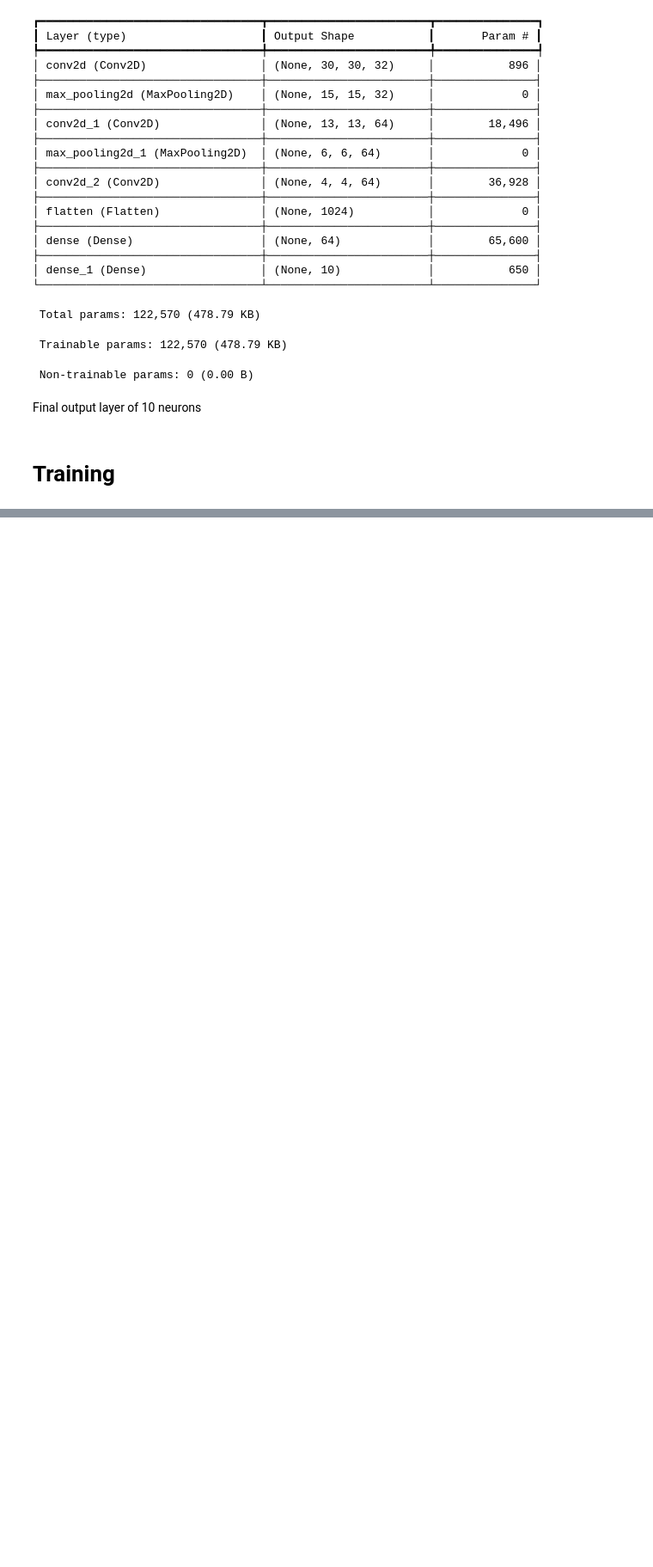
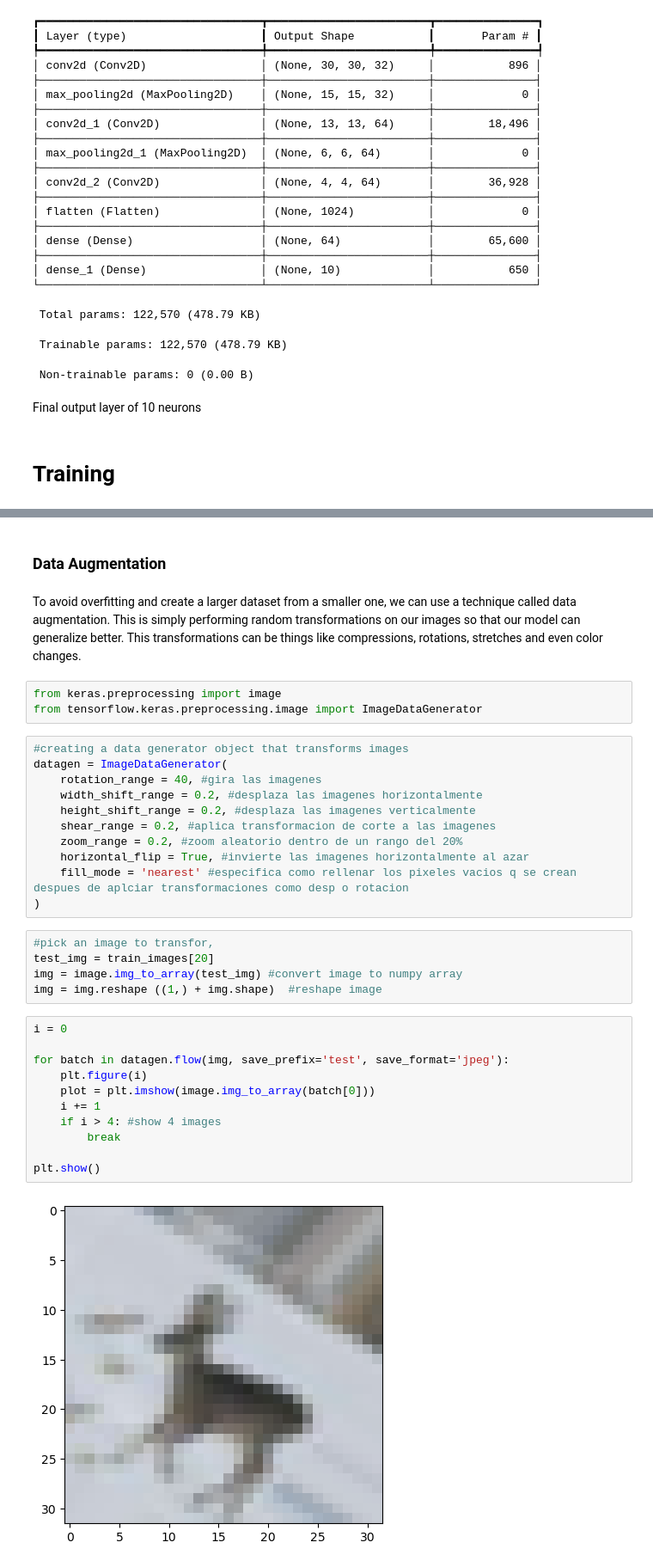
Before and after one commit to valemicolgarcia/TensorFlow, a Jupyter notebook: Deep Computer Vision/convolutionalNeuralNetwork.ipynb, the cells around one changed output, grey strips where cells are left out. Shown: that part at 86% size. Saved outputs shown, nothing was run; the diff lists cells and outputs as text; blank space fills up the shorter version.

```diff
--- a/Deep Computer Vision/convolutionalNeuralNetwork.ipynb
+++ b/Deep Computer Vision/convolutionalNeuralNetwork.ipynb
@@ -153,0 +169,36 @@ Epoch 4/4
+# %% [markdown]
+### Data Augmentation
+# %% [markdown]
+To avoid overfitting and create a larger dataset from a smaller one, we can use a technique called data augmentation. This is simply performing random transformations on our images so that our model can generalize better. This transformations can be things like compressions, rotations, stretches and even color changes.
+# %%
+from keras.preprocessing import image
+from tensorflow.keras.preprocessing.image import ImageDataGenerator
+# %%
+#creating a data generator object that transforms images
+datagen = ImageDataGenerator(
+    rotation_range = 40, #gira las imagenes
+    width_shift_range = 0.2, #desplaza las imagenes horizontalmente
+    height_shift_range = 0.2, #desplaza las imagenes verticalmente
+    shear_range = 0.2, #aplica transformacion de corte a las imagenes
+    zoom_range = 0.2, #zoom aleatorio dentro de un rango del 20%
+    horizontal_flip = True, #invierte las imagenes horizontalmente al azar
+    fill_mode = 'nearest' #especifica como rellenar los pixeles vacios q se crean despues de aplciar transformaciones como desp o rotacion
+)
+# %%
+#pick an image to transfor,
+test_img = train_images[20]
+img = image.img_to_array(test_img) #convert image to numpy array
+img = img.reshape ((1,) + img.shape)  #reshape image
+# %%
+i = 0
+
+for batch in datagen.flow(img, save_prefix='test', save_format='jpeg'):
+    plt.figure(i)
+    plot = plt.imshow(image.img_to_array(batch[0]))
+    i += 1
+    if i > 4: #show 4 images
+        break
+
+plt.show()
+# %% [output]
+[figure, added]
```
Also changed, not shown: parts of 14 cells of this notebook, 1 other file.
